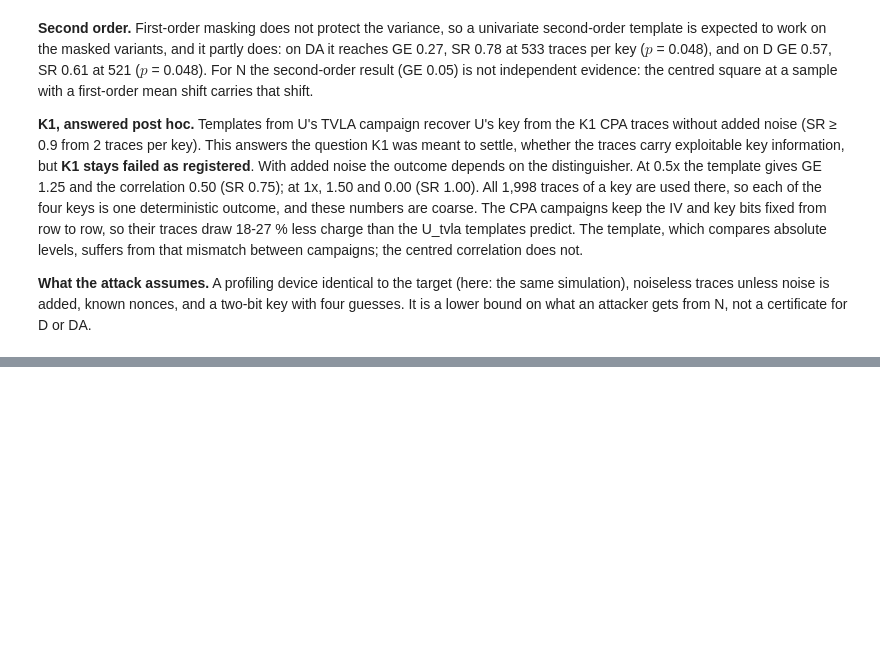
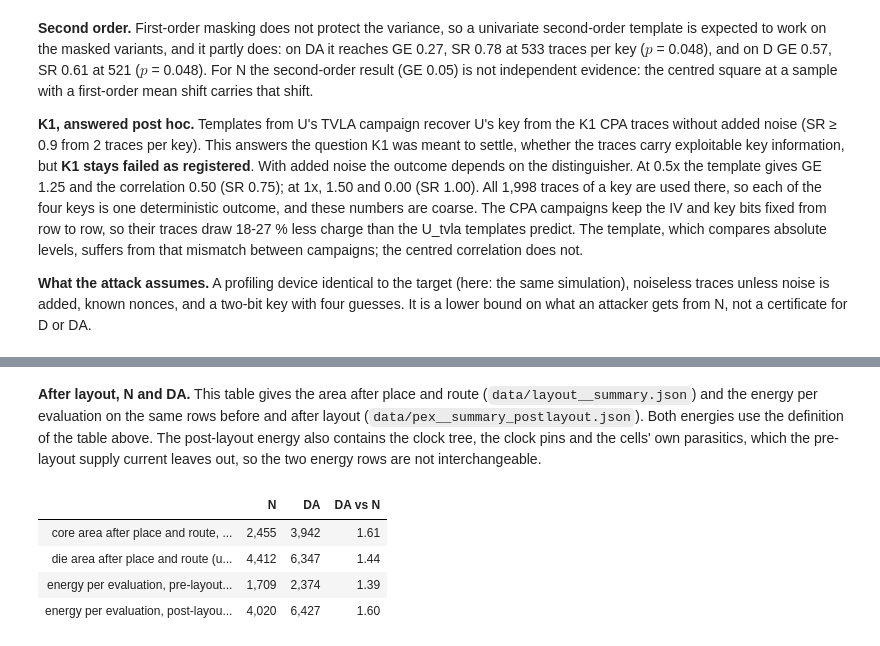
Before and after one commit to Sarkar22/ascon-glitch-leakage, a Jupyter notebook: notebook/ascon_glitch_leakage.ipynb, the cells around one changed output, grey strips where cells are left out. Saved outputs shown, nothing was run; the diff lists cells and outputs as text; code cells hidden in the pictures; blank space fills up the shorter version.

```diff
--- a/notebook/ascon_glitch_leakage.ipynb
+++ b/notebook/ascon_glitch_leakage.ipynb
@@ -820,0 +840,14 @@ project repository (`gen/`, `model/`, `sim/`, `analysis/`), and the pre-registra
+# %% [markdown]
+**After layout, N and DA.** This table gives the area after place and route (`data/layout__summary.json`) and the
+energy per evaluation on the same rows before and after layout (`data/pex__summary_postlayout.json`). Both energies
+use the definition of the table above. The post-layout energy also contains the clock tree, the clock pins and the
+cells' own parasitics, which the pre-layout supply current leaves out, so the two energy rows are not
+interchangeable.
+# %%
+nbfigs.show_md(nbfigs.postlayout_cost_table())
+# %% [output]
+|  | N | DA | DA vs N |
+| core area after place and route, ... | 2,455 | 3,942 | 1.61 |
+| die area after place and route (u... | 4,412 | 6,347 | 1.44 |
+| energy per evaluation, pre-layout... | 1,709 | 2,374 | 1.39 |
+| energy per evaluation, post-layou... | 4,020 | 6,427 | 1.60 |
```
Also changed, not shown: parts of 28 cells of this notebook, 43 other files.
